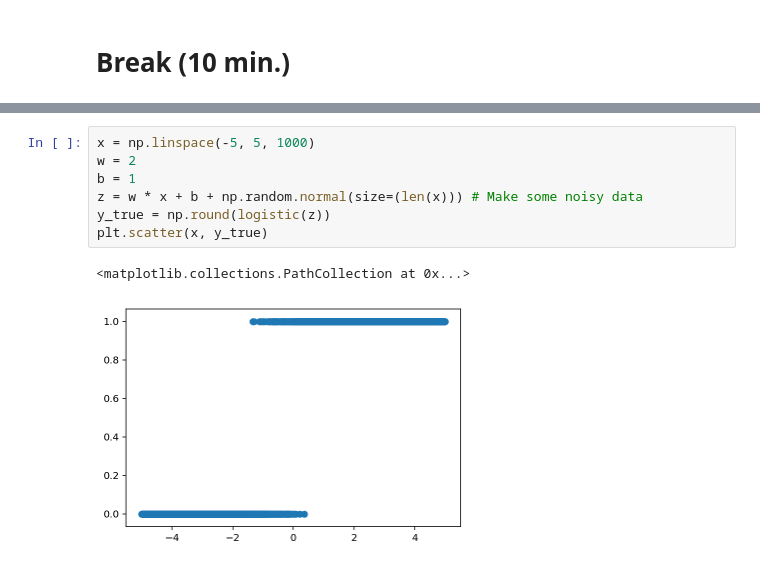
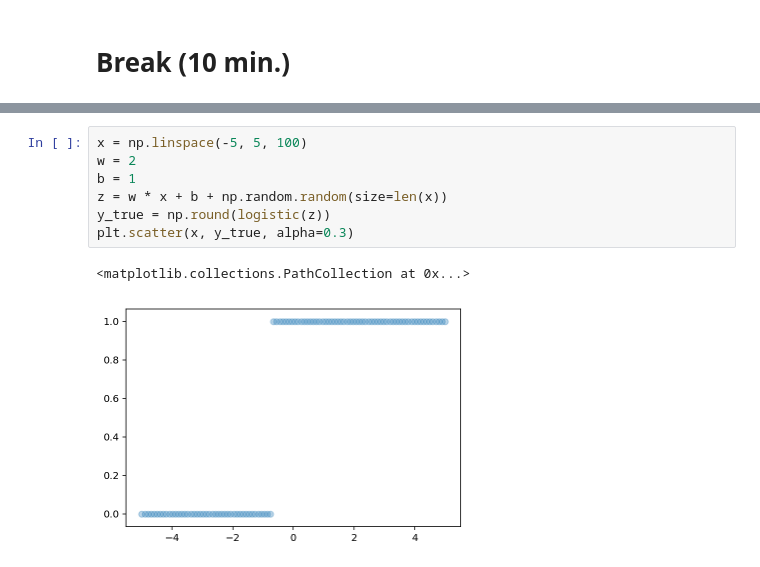
Before and after one commit to ericmjl/dl-workshop, a Jupyter notebook: notebooks/tutorial-instructor.ipynb, the cells around one changed output, grey strips where cells are left out. Cells and saved outputs as stored; diff of their text form.

```diff
--- a/notebooks/tutorial-instructor.ipynb
+++ b/notebooks/tutorial-instructor.ipynb
@@ -345,10 +394,10 @@ interactive(children=(FloatSlider(value=0.0, description='w', max=5.0, min=-5.0)
 # %%
-x = np.linspace(-5, 5, 1000)
+x = np.linspace(-5, 5, 100)
 w = 2
 b = 1
-z = w * x + b + np.random.normal(size=(len(x))) # Make some noisy data
+z = w * x + b + np.random.random(size=len(x))
 y_true = np.round(logistic(z))
-plt.scatter(x, y_true)
+plt.scatter(x, y_true, alpha=0.3)
 # %% [output]
 <matplotlib.collections.PathCollection at 0x...>
-[figure, old version]
+[figure, new version]
```
Also changed, not shown: parts of 45 cells of this notebook, 7 other files.
